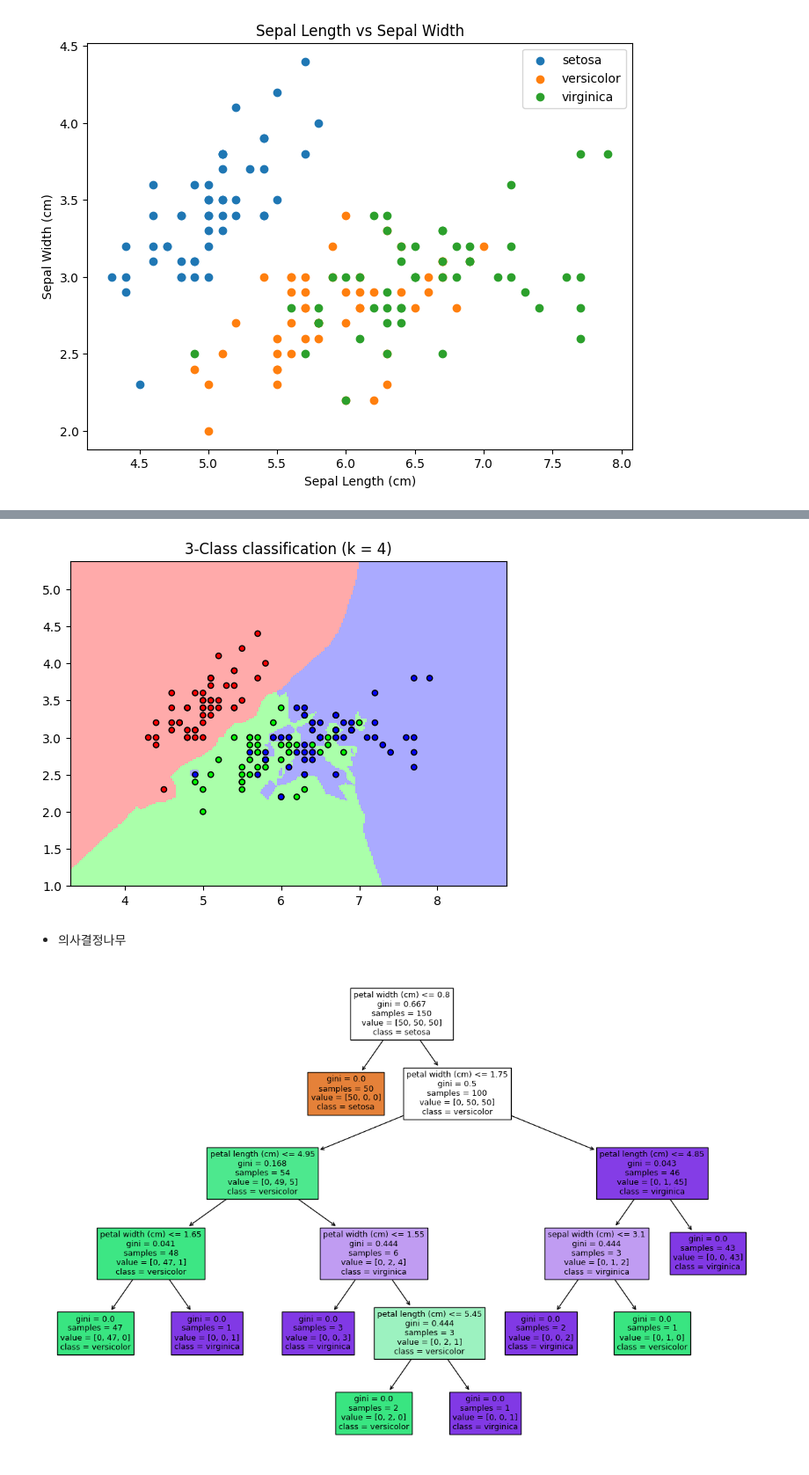
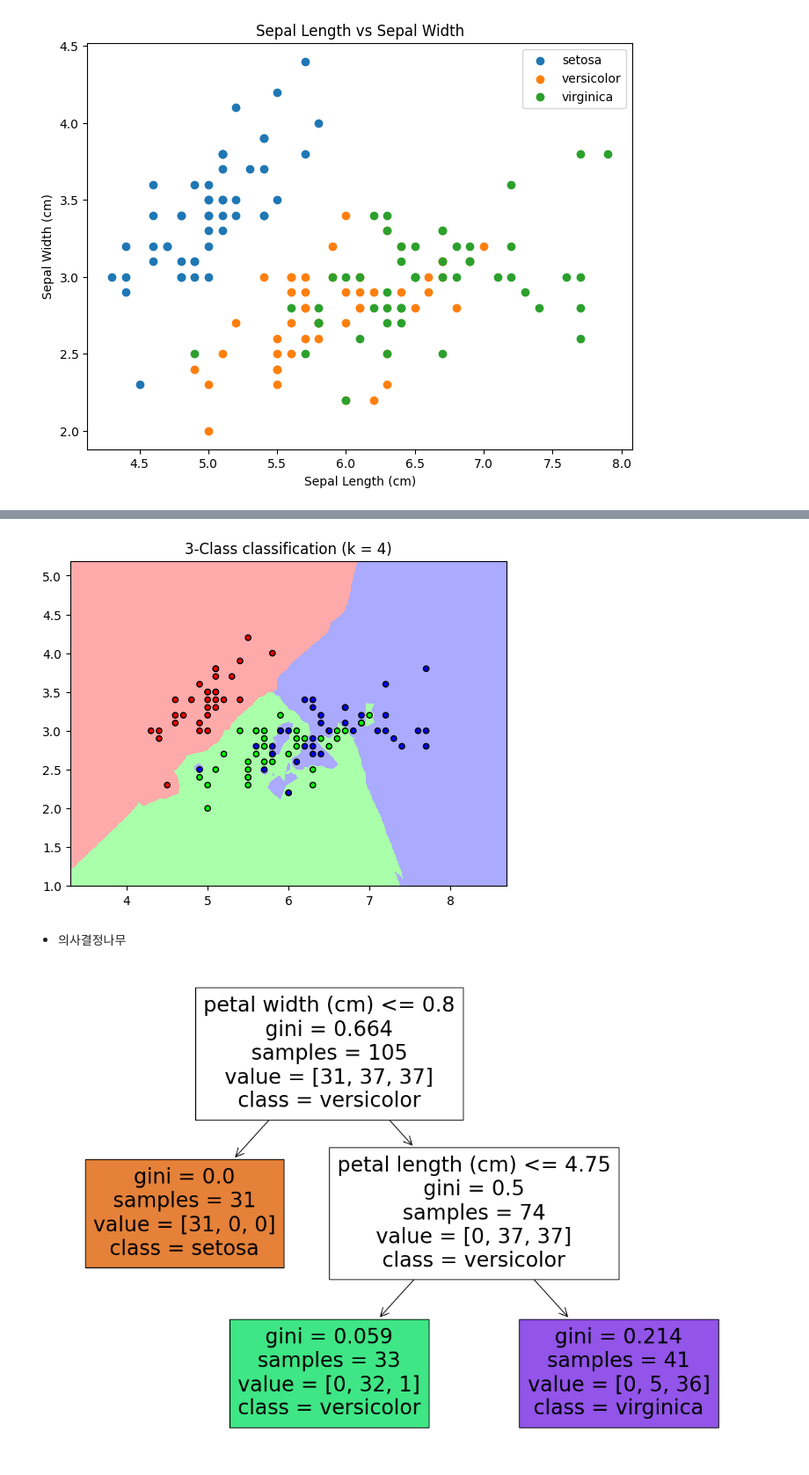
Before and after one commit to jiieunshin/high-univ, a Jupyter notebook: python/ML.ipynb, the cells around one changed output, grey strips where cells are left out. Shown: that part at 88% size. Drawn from its saved outputs; the diff is of its cells as text; code cells hidden in the pictures.

```diff
--- a/python/ML.ipynb
+++ b/python/ML.ipynb
@@ -282,63 +425,61 @@ plt.show()
 # %%
-from sklearn import neighbors, datasets
-from matplotlib.colors import ListedColormap
+# k-NN 모델 생성 및 훈련
+clf = neighbors.KNeighborsClassifier(n_neighbors, weights='distance')
+clf.fit(X_train, y_train)
 
-n_neighbors = 4
+# 플로팅을 위한 데이터 포인트 생성
+x_min, x_max = X_train[:, 0].min() - 1, X_train[:, 0].max() + 1
+y_min, y_max = X_train[:, 1].min() - 1, X_train[:, 1].max() + 1
+xx, yy = np.meshgrid(np.arange(x_min, x_max, 0.01),
+                     np.arange(y_min, y_max, 0.01))
 
-# we create an instance of Neighbours Classifier and fit the data.
-clf = neighbors.KNeighborsClassifier(n_neighbors, weights='distance')
-clf.fit(X, y)
+# 예측 수행
+X_train_new = clf.predict(np.c_[xx.ravel(), yy.ravel()])
+X_train_new = X_train_new.reshape(xx.shape)
 
-# Define a colormap for the plot
+# 결과 플로팅
 cmap_light = ListedColormap(['#FFAAAA', '#AAFFAA', '#AAAAFF'])
-
-# Define a colormap for the training points
 cmap_bold = ListedColormap(['#FF0000', '#00FF00', '#0000FF'])
 
-# Calculate min, max, and limits
-x_min, x_max = X[:, 0].min() - 1, X[:, 0].max() + 1
-y_min, y_max = X[:, 1].min() - 1, X[:, 1].max() + 1
-xx, yy = np.meshgrid(np.arange(x_min, x_max, 0.02), np.arange(y_min, y_max, 0.02))
+plt.figure()
+plt.pcolormesh(xx, yy, X_train_new, cmap=cmap_light)
 
-# Predict class using data and kNN classifier
-Z = clf.predict(np.c_[xx.ravel(), yy.ravel()])
-
-# Put the result into a color plot
-Z = Z.reshape(xx.shape)
-plt.figure()
-plt.pcolormesh(xx, yy, Z, cmap=cmap_light)
-
-# Plot also the training points
-plt.scatter(X[:, 0], X[:, 1], c=y, cmap=cmap_bold, edgecolor='k', s=20)
+# 훈련 데이터 포인트 플로팅
+plt.scatter(X_train[:, 0], X_train[:, 1], c=y_train, cmap=cmap_bold, edgecolor='k', s=20)
+# plt.scatter(X_test[:, 0], X_test[:, 1], c=y_test, cmap=cmap_bold, edgecolor='k', s=20)
 plt.xlim(xx.min(), xx.max())
 plt.ylim(yy.min(), yy.max())
 plt.title("3-Class classification (k = %i)" % (n_neighbors))
 plt.show()
 # %% [output]
-[figure, old version]
+[figure, new version]
 # %% [markdown]
 
 * 의사결정나무
 # %%
 from sklearn.datasets import load_iris
 from sklearn.tree import DecisionTreeClassifier
 from sklearn.tree import plot_tree
 import matplotlib.pyplot as plt
 
 # Load the Iris dataset
 iris = load_iris()
 X = iris.data
 y = iris.target
 
+# 데이터 분할
+X_train, X_test, y_train, y_test = train_test_split(X, y, test_size=0.3, random_state=42)
+
 # Create a DecisionTreeClassifier
-tree = DecisionTreeClassifier(random_state=0)
+tree = DecisionTreeClassifier(max_depth = 2, random_state = 0)
 
 # Fit the model to the data
-tree.fit(X, y)
+tree.fit(X_train, y_train)
+y_pred = tree.predict(X_test)
 
 # Plot the decision tree
 plt.figure(figsize=(15, 10))
 plot_tree(tree, filled=True, feature_names=iris.feature_names, class_names=iris.target_names)
 plt.show()
 # %% [output]
-[figure, old version]
+[figure, new version]
```
Also changed, not shown: parts of 19 cells of this notebook.
